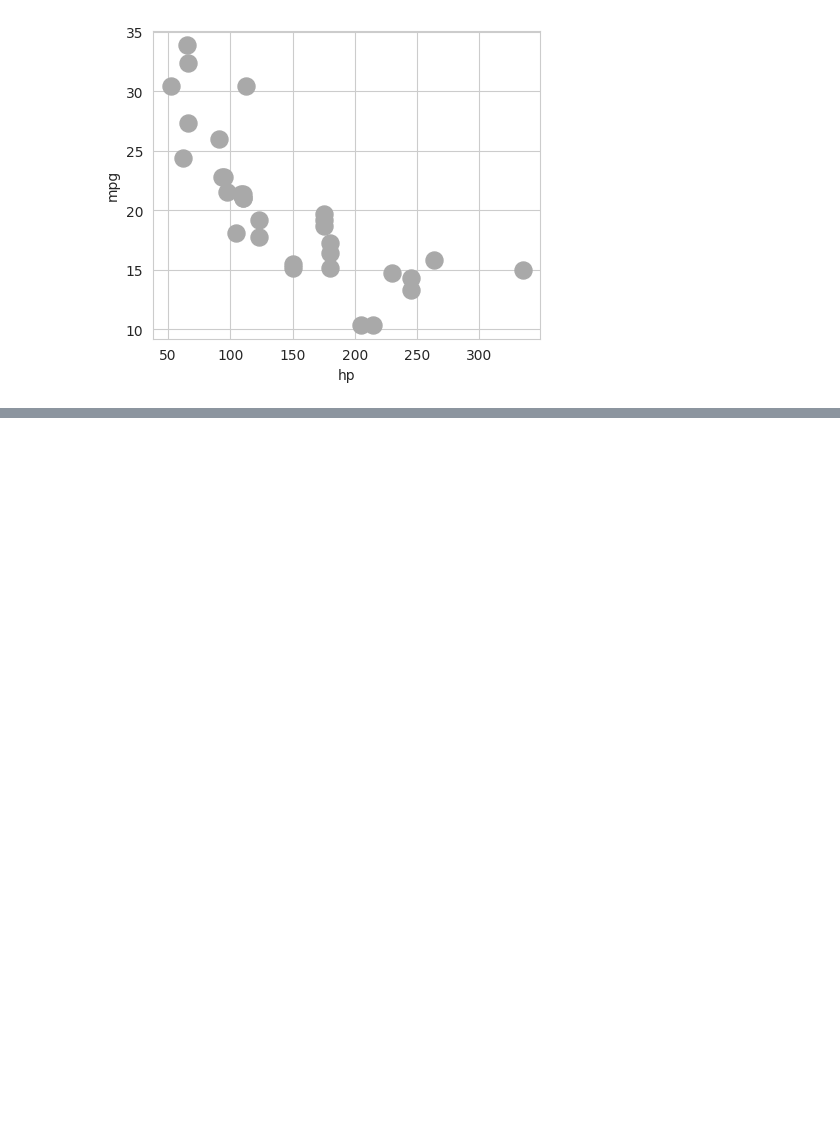
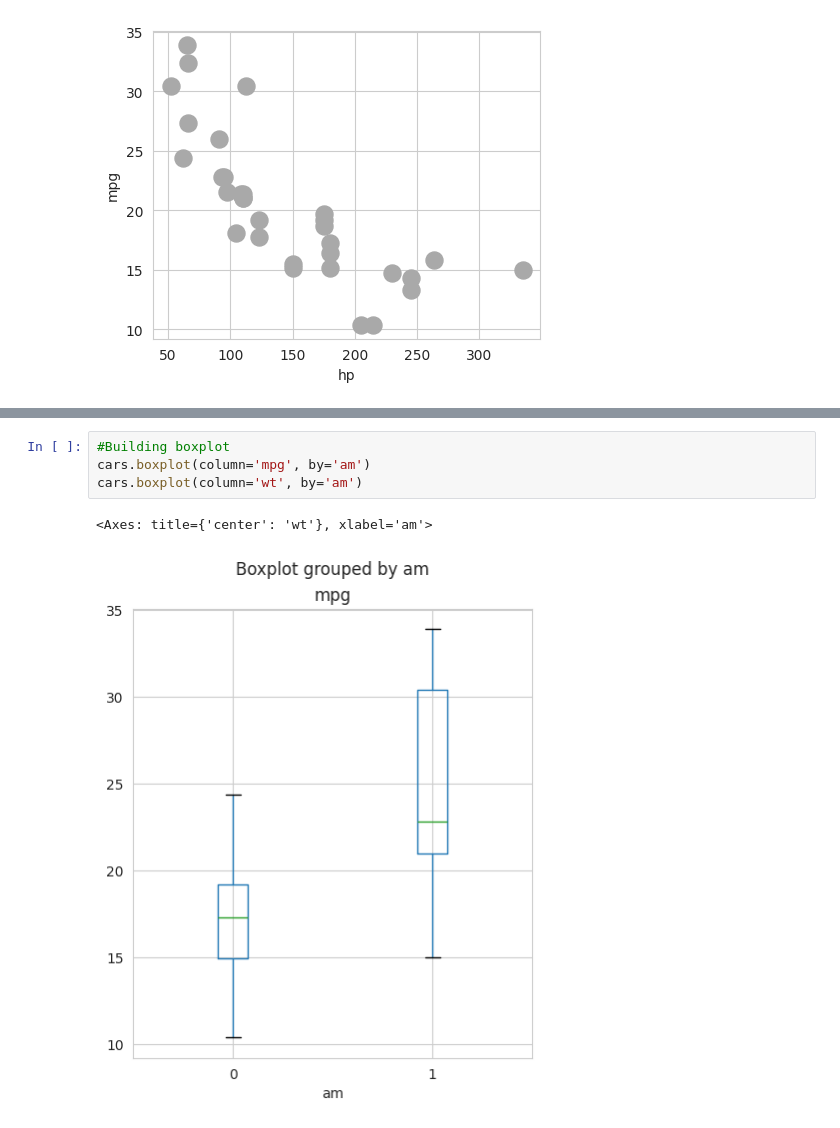
Before and after one commit to venkat56vanaparthi/data_science, a Jupyter notebook: data_visualization.ipynb, the cells around one changed output, grey strips where cells are left out. Cells and saved outputs as stored; diff of their text form; blank space fills up the shorter version.

```diff
--- a/data_visualization.ipynb
+++ b/data_visualization.ipynb
@@ -557,0 +570,7 @@ sns.pairplot(cars)
+# %%
+#Building boxplot
+cars.boxplot(column='mpg', by='am')
+cars.boxplot(column='wt', by='am')
+# %% [output]
+<Axes: title={'center': 'wt'}, xlabel='am'>
+[figure, added]
```
Also changed, not shown: parts of 6 cells of this notebook.
